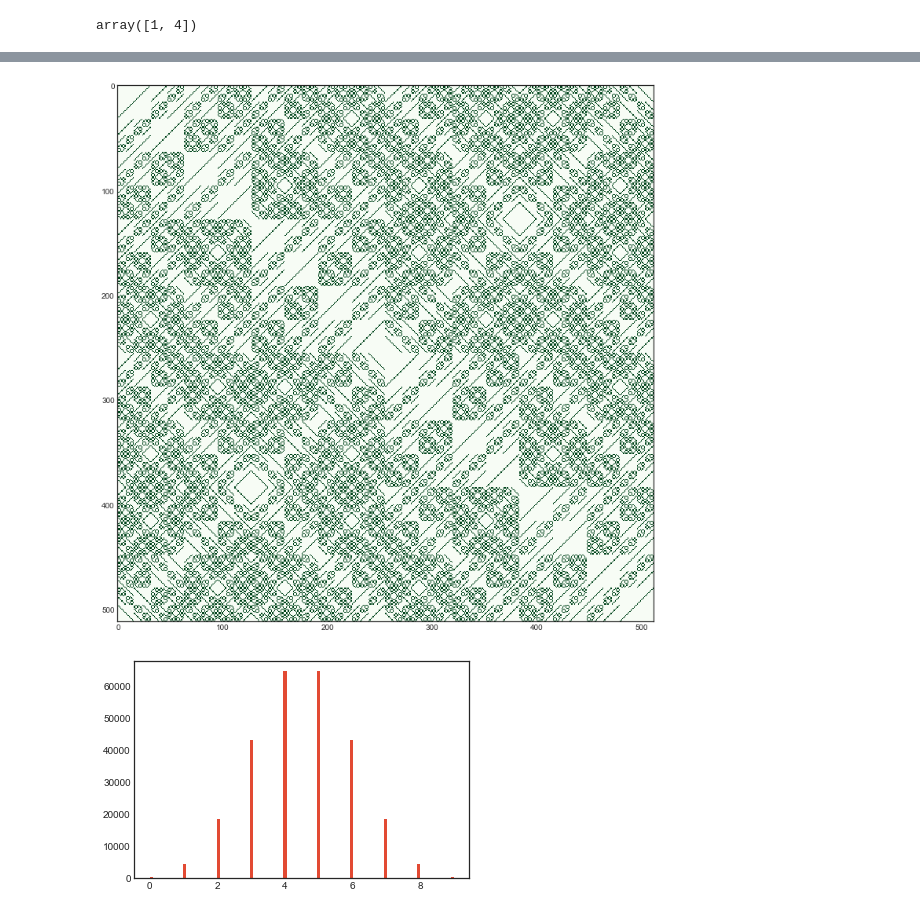
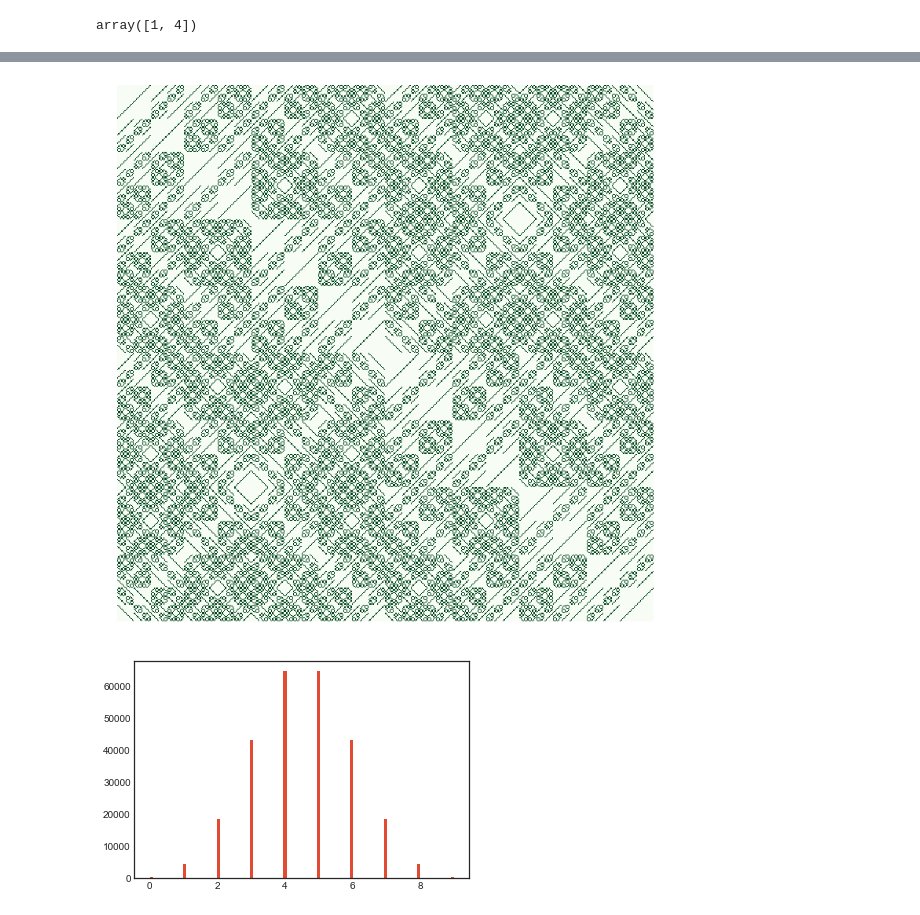
Before and after one commit to remilepriol/bitstring-knitting, a Jupyter notebook: distance_patterns.ipynb, the cells around one changed output, grey strips where cells are left out. Cells and saved outputs as stored; diff of their text form; code cells hidden in the pictures.

```diff
--- a/distance_patterns.ipynb
+++ b/distance_patterns.ipynb
@@ -97,10 +98,11 @@ plt.savefig("images/hamming")
 # %%
 plt.figure(figsize=(10,10))
 plt.imshow(array_hamming ==5,interpolation='nearest',cmap='Greens')
 plt.tight_layout()
+plt.axis('off')
 plt.savefig('images/hamming_level5.pdf')
 # %% [output]
-[figure, old version]
+[figure, new version]
 # %%
 plt.hist(array_hamming.ravel(),100)
 pass
```
Also changed, not shown: parts of 1 cell of this notebook, 2 other files.
